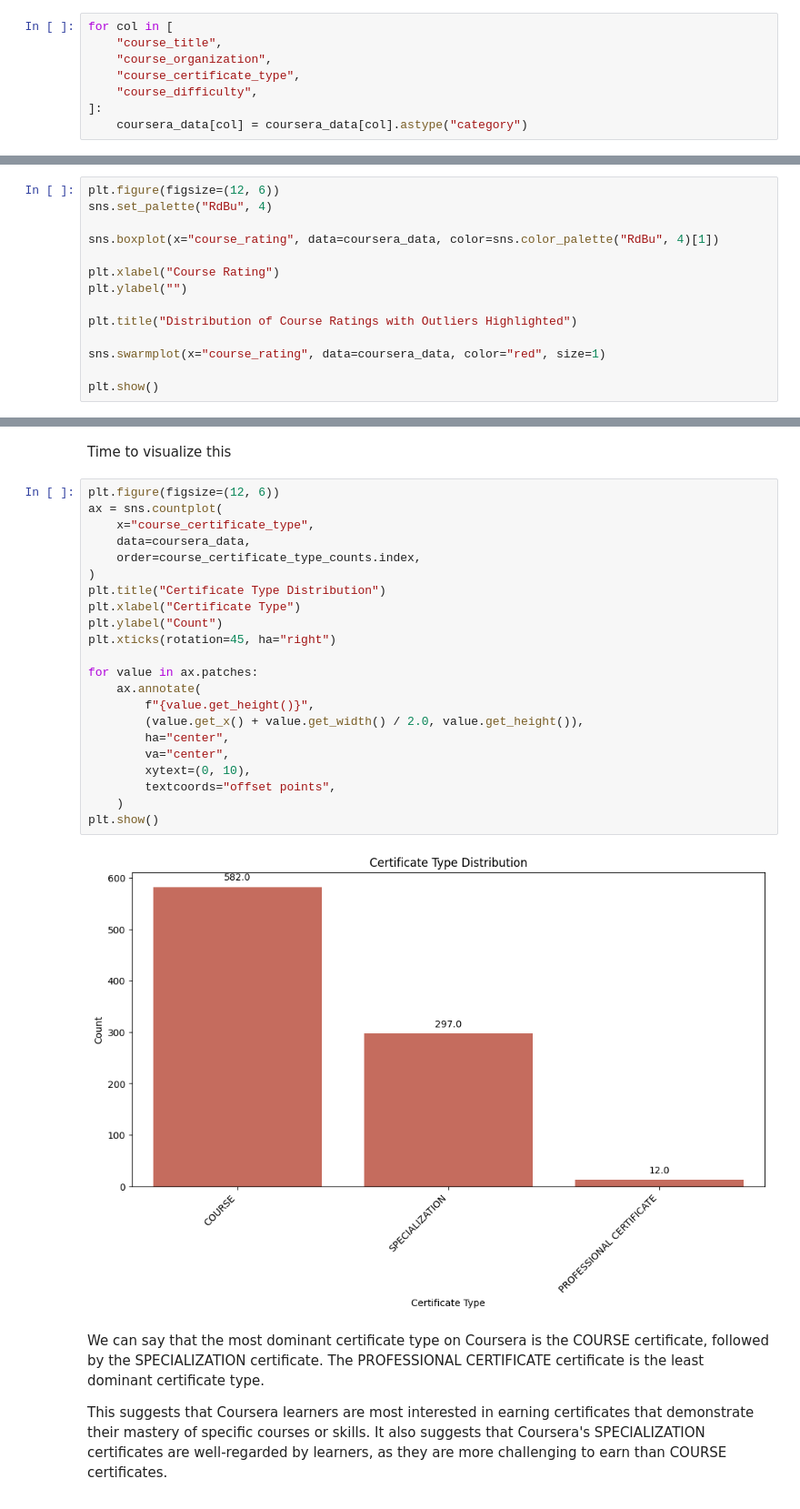
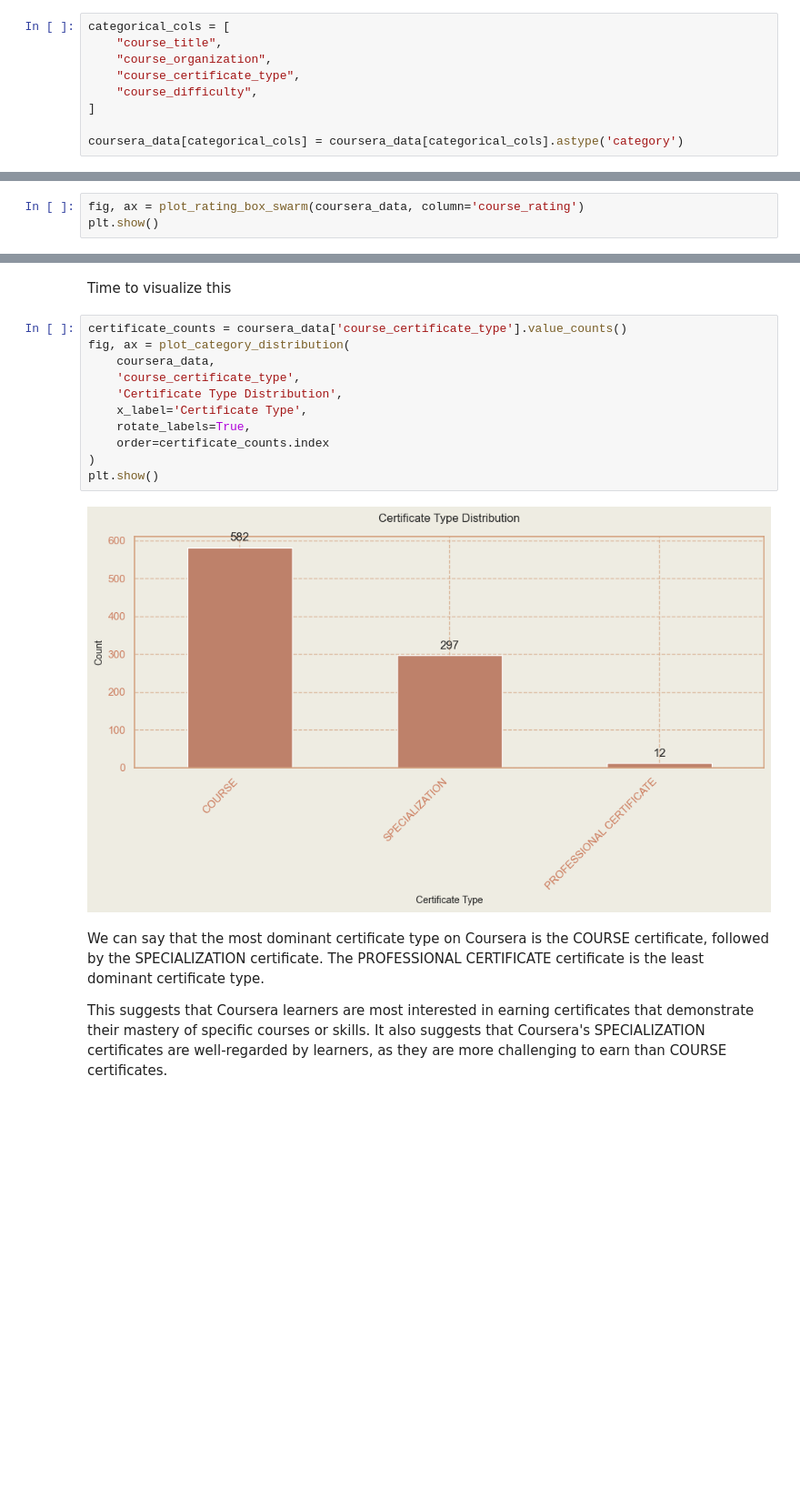
Before and after one commit to vytautas-bunevicius/coursera-courses-eda, a Jupyter notebook: notebooks/coursera_courses.ipynb, the cells around one changed output, grey strips where cells are left out. Shown at 91% size. Drawn from its saved outputs; the diff is of its cells as text; blank space fills up the shorter version.

```diff
--- a/notebooks/coursera_courses.ipynb
+++ b/notebooks/coursera_courses.ipynb
@@ -133,9 +148,10 @@ Converting categorical features labeled as 'objects' to the categorical data typ
 # %%
-for col in [
+categorical_cols = [
     "course_title",
     "course_organization",
     "course_certificate_type",
     "course_difficulty",
-]:
-    coursera_data[col] = coursera_data[col].astype("category")
+]
+
+coursera_data[categorical_cols] = coursera_data[categorical_cols].astype('category')
 # %% [markdown]
@@ -247,17 +272,6 @@ Potential outliers for course_rating:
 # %% [markdown]
 Checking for outliers through visualization in the course_rating feature, and marking any data points outside the whiskers of the box plot as outliers.
 # %%
-plt.figure(figsize=(12, 6))
-sns.set_palette("RdBu", 4)
-
-sns.boxplot(x="course_rating", data=coursera_data, color=sns.color_palette("RdBu", 4)[1])
-
-plt.xlabel("Course Rating")
-plt.ylabel("")
-
-plt.title("Distribution of Course Ratings with Outliers Highlighted")
-
-sns.swarmplot(x="course_rating", data=coursera_data, color="red", size=1)
-
+fig, ax = plot_rating_box_swarm(coursera_data, column='course_rating')
 plt.show()
 # %% [output]
@@ -483,29 +456,18 @@ Name: count, dtype: int64
 # %% [markdown]
 Time to visualize this
 # %%
-plt.figure(figsize=(12, 6))
-ax = sns.countplot(
-    x="course_certificate_type",
-    data=coursera_data,
-    order=course_certificate_type_counts.index,
+certificate_counts = coursera_data['course_certificate_type'].value_counts()
+fig, ax = plot_category_distribution(
+    coursera_data,
+    'course_certificate_type',
+    'Certificate Type Distribution',
+    x_label='Certificate Type',
+    rotate_labels=True,
+    order=certificate_counts.index
 )
-plt.title("Certificate Type Distribution")
-plt.xlabel("Certificate Type")
-plt.ylabel("Count")
-plt.xticks(rotation=45, ha="right")
-
-for value in ax.patches:
-    ax.annotate(
-        f"{value.get_height()}",
-        (value.get_x() + value.get_width() / 2.0, value.get_height()),
-        ha="center",
-        va="center",
-        xytext=(0, 10),
-        textcoords="offset points",
-    )
 plt.show()
 # %% [output]
-[figure, old version]
+[figure, new version]
 # %% [markdown]
 We can say that the most dominant certificate type on Coursera is the COURSE certificate, followed by the SPECIALIZATION certificate. The PROFESSIONAL CERTIFICATE certificate is the least dominant certificate type.
 
```
Also changed, not shown: parts of 38 cells of this notebook, 3 other files.
